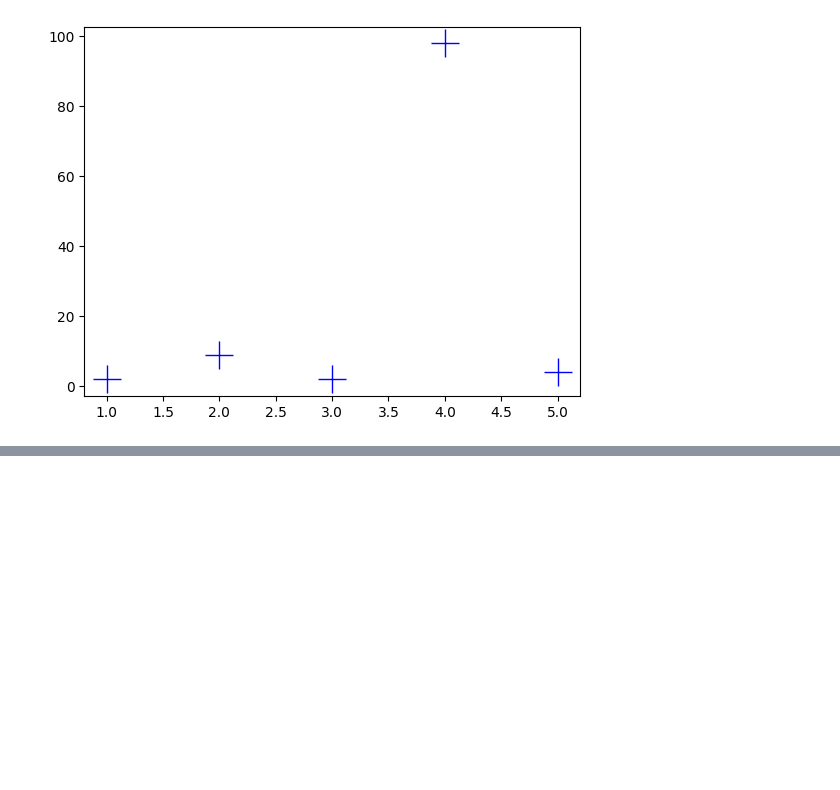
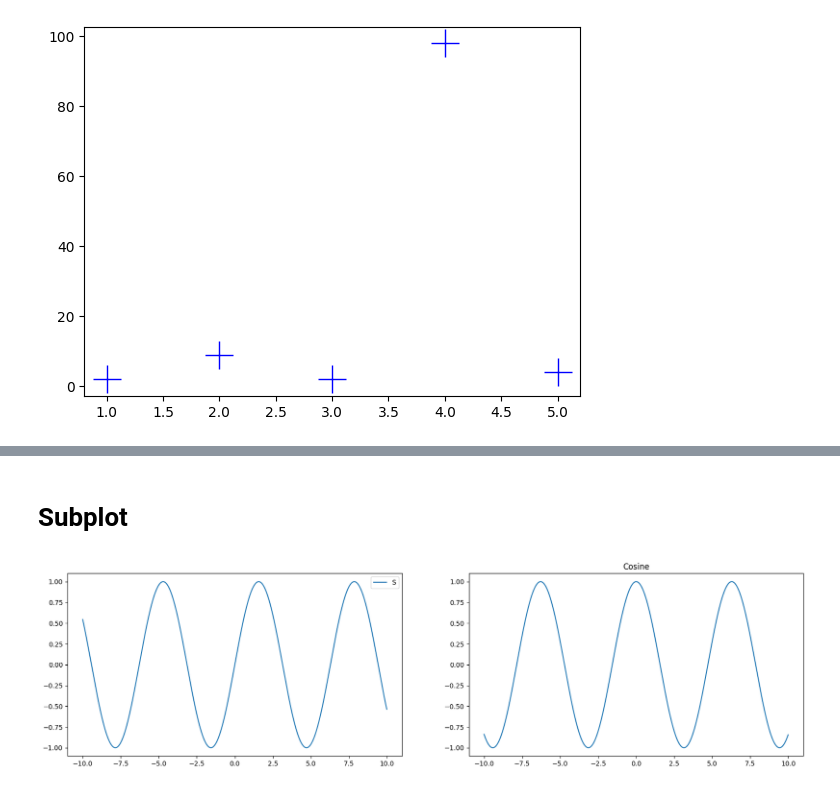
Before and after one commit to Imtiaj-Sajin/Computer-Vision-Pattern-Recogition, a Jupyter notebook: matplotlib_basics.ipynb, the cells around one changed output, grey strips where cells are left out. Saved outputs shown, nothing was run; the diff lists cells and outputs as text; code cells hidden in the pictures; blank space fills up the shorter version.

```diff
--- a/matplotlib_basics.ipynb
+++ b/matplotlib_basics.ipynb
@@ -51,0 +82,15 @@ plt.plot(x,y,color='blue',marker='+',linestyle='',markersize=20)
+# %% [markdown]
+# **Subplot**
+# %%
+plt.figure(figsize=(20,5))
+plt.subplot(1,2,1) #1,2,1 mean 1 row, 2 columns, and this is the first subplot.
+plt.plot(x,y1)
+plt.legend('Sine')
+
+plt.subplot(1,2,2) #1,2,2 mean 1 row, 2 columns, and this is the second subplot.
+plt.plot(x,y2)
+plt.title('Cosine')
+
+plt.show()
+# %% [output]
+[figure, added]
```
Also changed, not shown: parts of 6 cells of this notebook.
